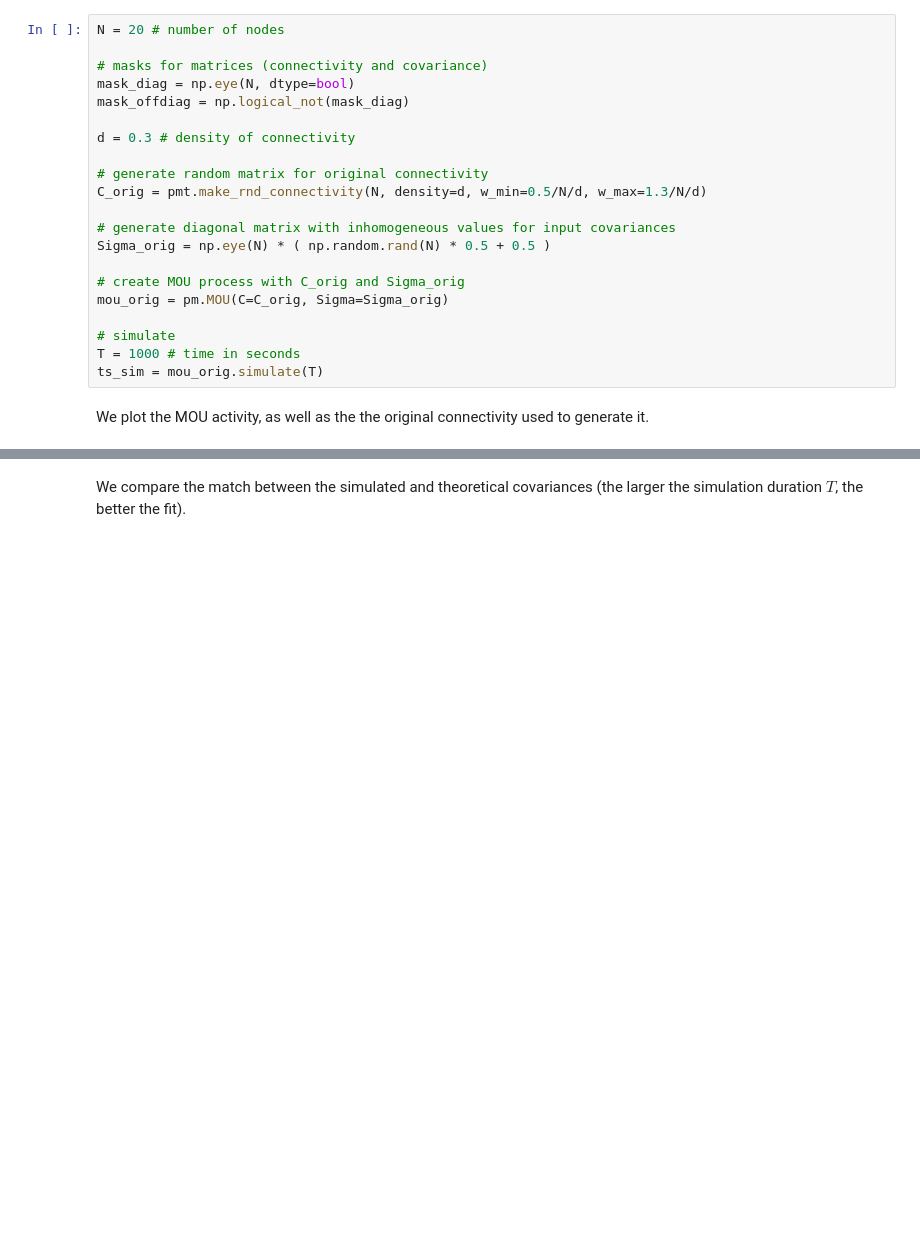
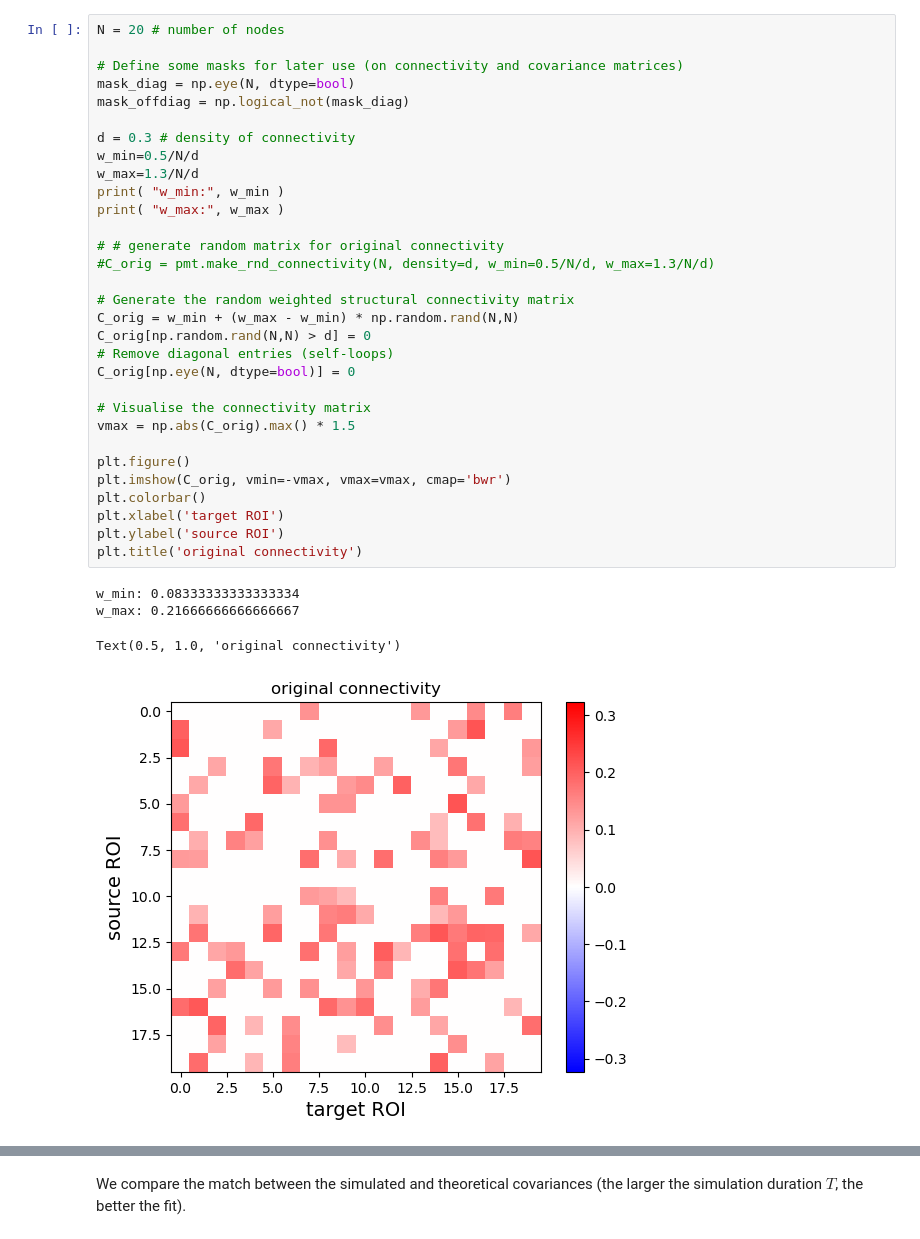
Before and after one commit to mb-BCA/pyMOU, a Jupyter notebook: examples/MOU_Simulation_Estimation.ipynb, the cells around one changed output, grey strips where cells are left out. Saved outputs shown, nothing was run; the diff lists cells and outputs as text; blank space fills up the shorter version.

```diff
--- a/examples/MOU_Simulation_Estimation.ipynb
+++ b/examples/MOU_Simulation_Estimation.ipynb
@@ -63,23 +59,36 @@ use_topology = False
 # %%
 N = 20 # number of nodes
 
-# masks for matrices (connectivity and covariance)
+# Define some masks for later use (on connectivity and covariance matrices)
 mask_diag = np.eye(N, dtype=bool)
 mask_offdiag = np.logical_not(mask_diag)
 
 d = 0.3 # density of connectivity
+w_min=0.5/N/d
+w_max=1.3/N/d
+print( "w_min:", w_min )
+print( "w_max:", w_max )
 
-# generate random matrix for original connectivity
-C_orig = pmt.make_rnd_connectivity(N, density=d, w_min=0.5/N/d, w_max=1.3/N/d)
+# # generate random matrix for original connectivity
+#C_orig = pmt.make_rnd_connectivity(N, density=d, w_min=0.5/N/d, w_max=1.3/N/d)
 
-# generate diagonal matrix with inhomogeneous values for input covariances
-Sigma_orig = np.eye(N) * ( np.random.rand(N) * 0.5 + 0.5 )
+# Generate the random weighted structural connectivity matrix
+C_orig = w_min + (w_max - w_min) * np.random.rand(N,N)
+C_orig[np.random.rand(N,N) > d] = 0
+# Remove diagonal entries (self-loops)
+C_orig[np.eye(N, dtype=bool)] = 0
 
-# create MOU process with C_orig and Sigma_orig
-mou_orig = pm.MOU(C=C_orig, Sigma=Sigma_orig)
+# Visualise the connectivity matrix
+vmax = np.abs(C_orig).max() * 1.5
 
-# simulate
-T = 1000 # time in seconds
-ts_sim = mou_orig.simulate(T)
+plt.figure()
+plt.imshow(C_orig, vmin=-vmax, vmax=vmax, cmap='bwr')
+plt.colorbar()
+plt.xlabel('target ROI')
+plt.ylabel('source ROI')
+plt.title('original connectivity')
+# %% [output]
+w_min: 0.08333333333333334
+w_max: 0.21666666666666667
+Text(0.5, 1.0, 'original connectivity')
+[figure, added]
-# %% [markdown]
-We plot the MOU activity, as well as the the original connectivity used to generate it.
```
Also changed, not shown: parts of 19 cells of this notebook.
